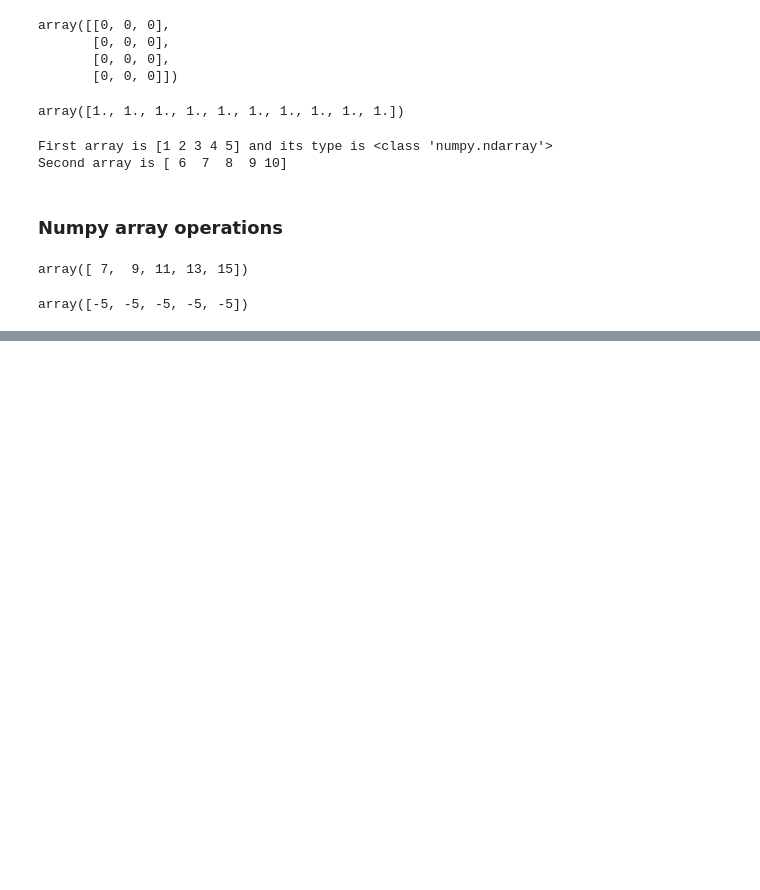
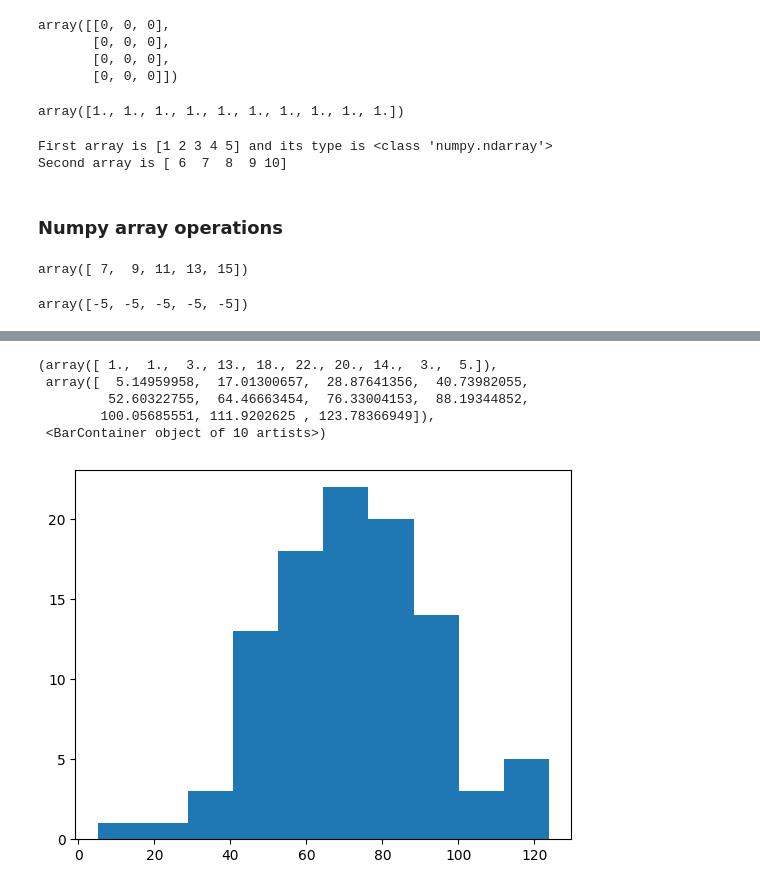
Before and after one commit to bhanu151/statistical-learning-course-2026, a Jupyter notebook: CSSL_02_python_introduction.ipynb, the cells around one changed output, grey strips where cells are left out. Drawn from its saved outputs; the diff is of its cells as text; code cells hidden in the pictures; blank space fills up the shorter version.

```diff
--- a/CSSL_02_python_introduction.ipynb
+++ b/CSSL_02_python_introduction.ipynb
@@ -252,0 +366,3 @@ array([-5, -5, -5, -5, -5])
+# %%
+normal_dist = np.random.normal(loc=70, scale=20, size=100) # Sampling from a normal distribution with mean 70 and standard deviation 20
+normal_dist
@@ -252,0 +387,9 @@ array([-5, -5, -5, -5, -5])
+# %%
+plt.hist(normal_dist) # Plot the histogram of the values drawun
+# %% [output]
+(array([ 1.,  1.,  3., 13., 18., 22., 20., 14.,  3.,  5.]),
+ array([  5.14959958,  17.01300657,  28.87641356,  40.73982055,
+         52.60322755,  64.46663454,  76.33004153,  88.19344852,
+        100.05685551, 111.9202625 , 123.78366949]),
+ <BarContainer object of 10 artists>)
+[figure, added]
```
Also changed, not shown: parts of 21 cells of this notebook.
